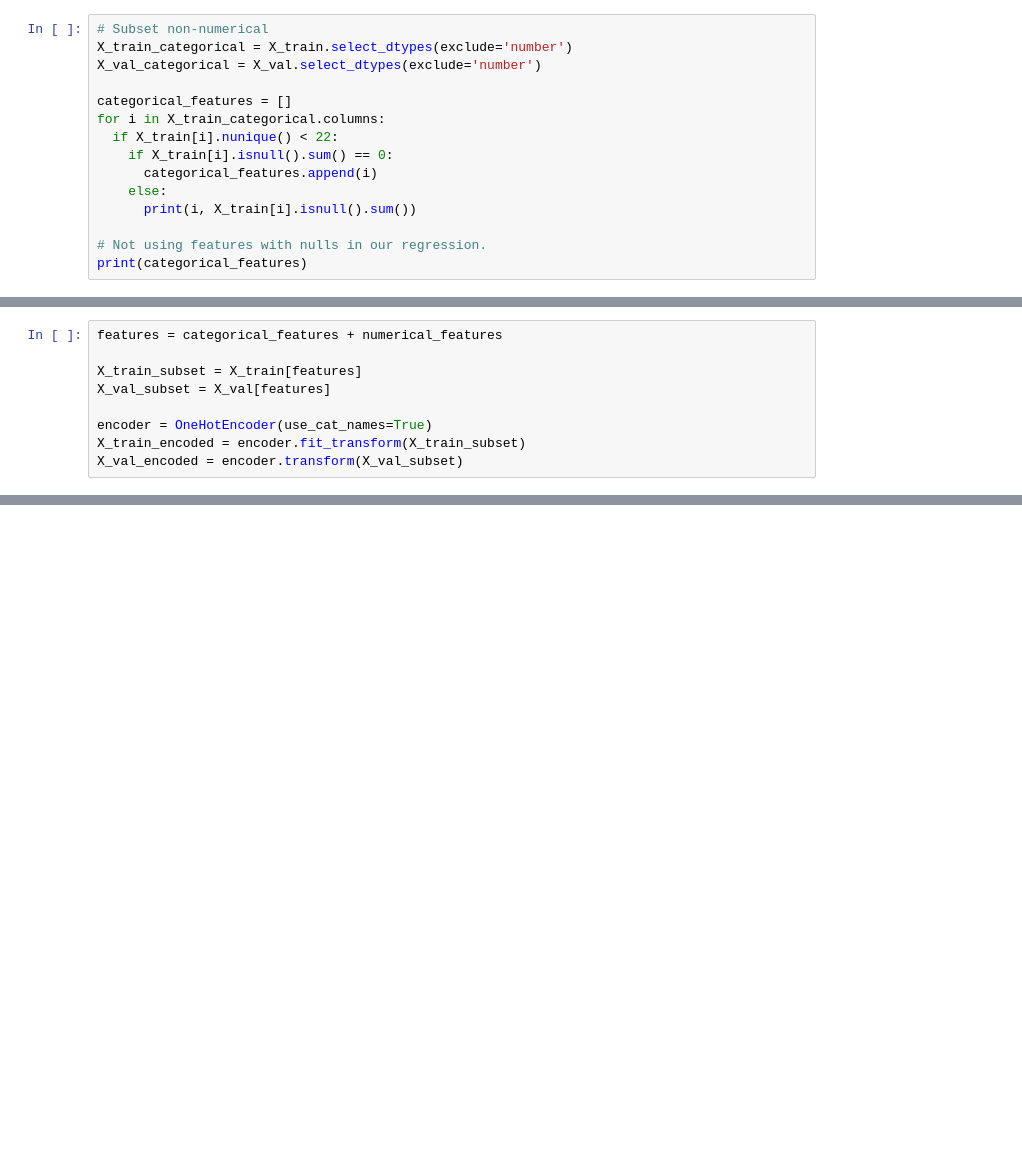
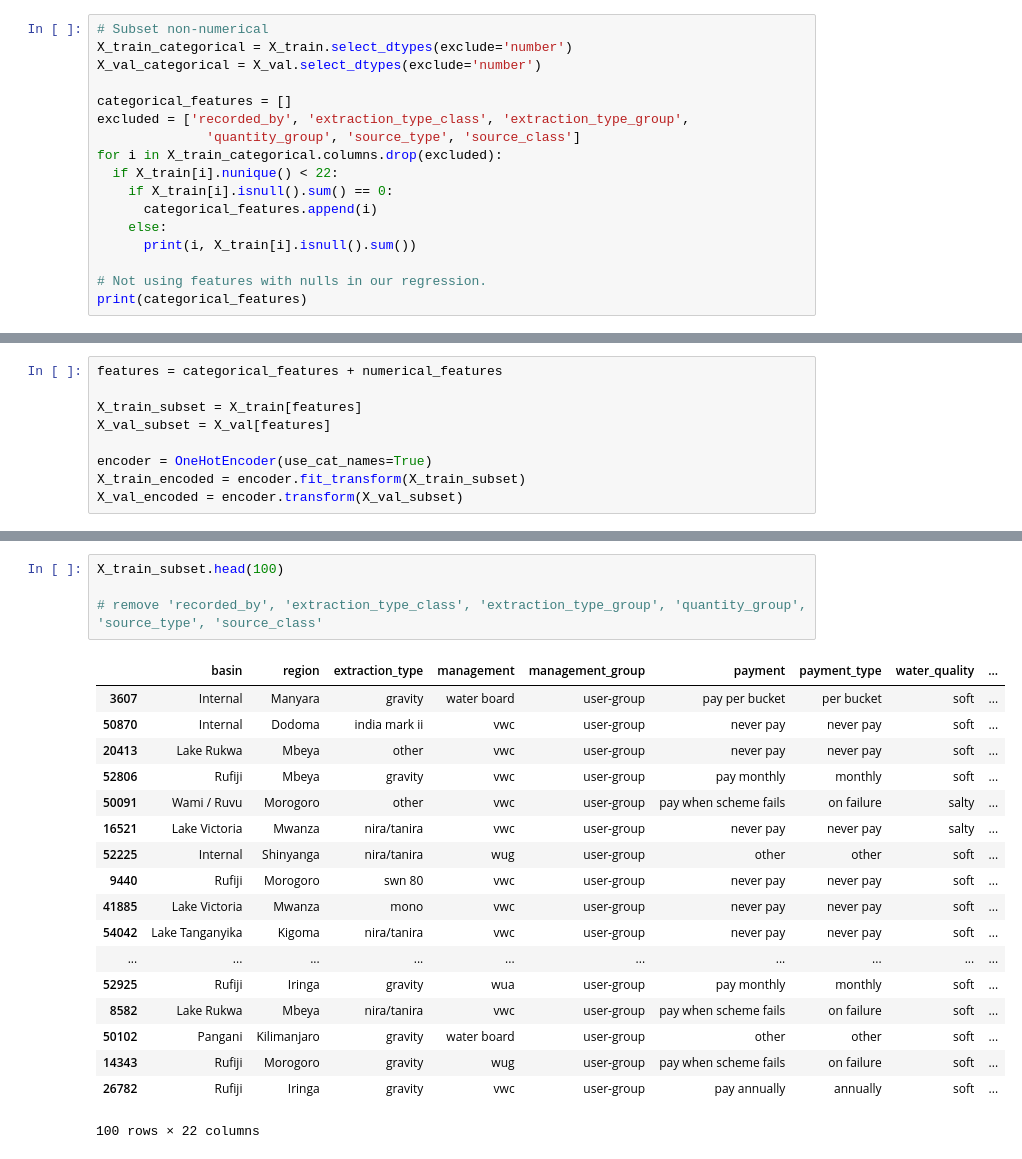
Before and after one commit to strangelycutlemon/DS-Unit-2-Regression-Classification, a Jupyter notebook: module4/assignment_regression_classification_4.ipynb, the cells around one changed output, grey strips where cells are left out. Cells and saved outputs as stored; diff of their text form; blank space fills up the shorter version.

```diff
--- a/module4/assignment_regression_classification_4.ipynb
+++ b/module4/assignment_regression_classification_4.ipynb
@@ -235,7 +235,9 @@ X_train_categorical = X_train.select_dtypes(exclude='number')
 X_val_categorical = X_val.select_dtypes(exclude='number')
 
 categorical_features = []
-for i in X_train_categorical.columns:
+excluded = ['recorded_by', 'extraction_type_class', 'extraction_type_group',
+              'quantity_group', 'source_type', 'source_class']
+for i in X_train_categorical.columns.drop(excluded):
   if X_train[i].nunique() < 22:
     if X_train[i].isnull().sum() == 0:
       categorical_features.append(i)
@@ -312,0 +315,23 @@ model1.coef_, model2.coef_
+# %%
+X_train_subset.head(100)
+
+# remove 'recorded_by', 'extraction_type_class', 'extraction_type_group', 'quantity_group', 'source_type', 'source_class'
+# %% [output]
+|  | basin | region | extraction_type | management | management_group | payment | payment_type | water_quality | ... |
+| 3607 | Internal | Manyara | gravity | water board | user-group | pay per bucket | per bucket | soft | ... |
+| 50870 | Internal | Dodoma | india mark ii | vwc | user-group | never pay | never pay | soft | ... |
+| 20413 | Lake Rukwa | Mbeya | other | vwc | user-group | never pay | never pay | soft | ... |
+| 52806 | Rufiji | Mbeya | gravity | vwc | user-group | pay monthly | monthly | soft | ... |
+| 50091 | Wami / Ruvu | Morogoro | other | vwc | user-group | pay when scheme fails | on failure | salty | ... |
+| 16521 | Lake Victoria | Mwanza | nira/tanira | vwc | user-group | never pay | never pay | salty | ... |
+| 52225 | Internal | Shinyanga | nira/tanira | wug | user-group | other | other | soft | ... |
+| 9440 | Rufiji | Morogoro | swn 80 | vwc | user-group | never pay | never pay | soft | ... |
+| 41885 | Lake Victoria | Mwanza | mono | vwc | user-group | never pay | never pay | soft | ... |
+| 54042 | Lake Tanganyika | Kigoma | nira/tanira | vwc | user-group | never pay | never pay | soft | ... |
+| ... | ... | ... | ... | ... | ... | ... | ... | ... | ... |
+| 52925 | Rufiji | Iringa | gravity | wua | user-group | pay monthly | monthly | soft | ... |
+| 8582 | Lake Rukwa | Mbeya | nira/tanira | vwc | user-group | pay when scheme fails | on failure | soft | ... |
+| 50102 | Pangani | Kilimanjaro | gravity | water board | user-group | other | other | soft | ... |
+| 14343 | Rufiji | Morogoro | gravity | wug | user-group | pay when scheme fails | on failure | soft | ... |
+| 26782 | Rufiji | Iringa | gravity | vwc | user-group | pay annually | annually | soft | ... |
+100 rows × 22 columns
```
Also changed, not shown: parts of 5 cells of this notebook.
